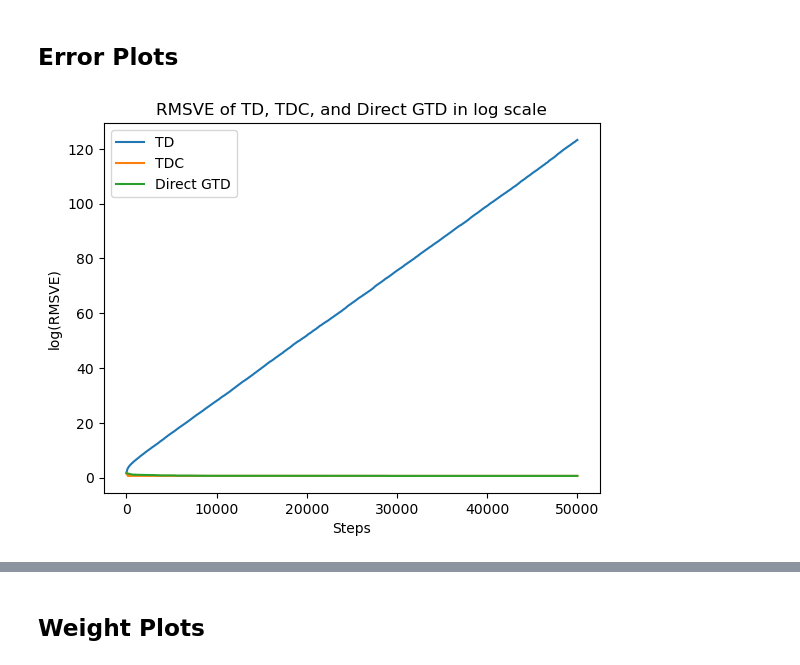
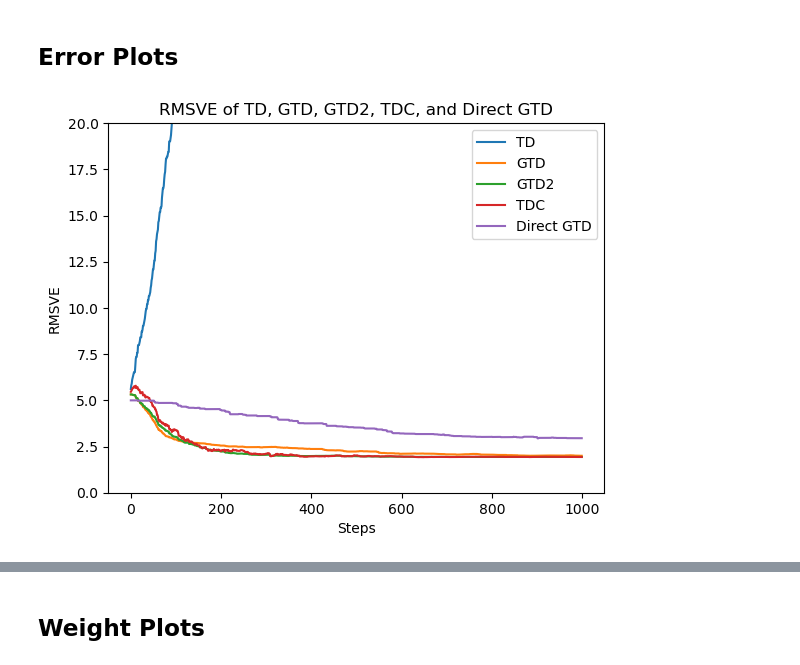
Before and after one commit to joeqian19025/Direct-GTD, a Jupyter notebook: visualization.ipynb, the cells around one changed output, grey strips where cells are left out. Drawn from its saved outputs; the diff is of its cells as text; code cells hidden in the pictures.

```diff
--- a/visualization.ipynb
+++ b/visualization.ipynb
@@ -16,15 +16,19 @@ logs_avg = sum(logs)/10
 ## Error Plots
 # %%
 %matplotlib inline
-plt.plot(np.log(logs_avg['TD_RMSVE']), label='TD')
-plt.plot(np.log(logs_avg['TDC_RMSVE']), label='TDC')
-plt.plot(np.log(logs_avg['DGTD_RMSVE']), label='Direct GTD')
+steps = 1000
+plt.plot(logs_avg['TD_RMSVE'][:steps], label='TD')
+plt.plot(logs_avg['GTD_RMSVE'][:steps], label='GTD')
+plt.plot(logs_avg['GTD2_RMSVE'][:steps], label='GTD2')
+plt.plot(logs_avg['TDC_RMSVE'][:steps], label='TDC')
+plt.plot(logs_avg['DGTD_RMSVE'][:steps], label='Direct GTD')
 plt.xlabel('Steps')
-plt.ylabel('log(RMSVE)')
-plt.title('RMSVE of TD, TDC, and Direct GTD in log scale')
+plt.ylabel('RMSVE')
+plt.ylim(bottom=0, top=20)
+plt.title('RMSVE of TD, GTD, GTD2, TDC, and Direct GTD')
 plt.legend()
 plt.savefig('./images/RMSVE.png')
 # %% [output]
-[figure, old version]
+[figure, new version]
 # %%
 %matplotlib inline
```
Also changed, not shown: parts of 6 cells of this notebook, 18 other files.
